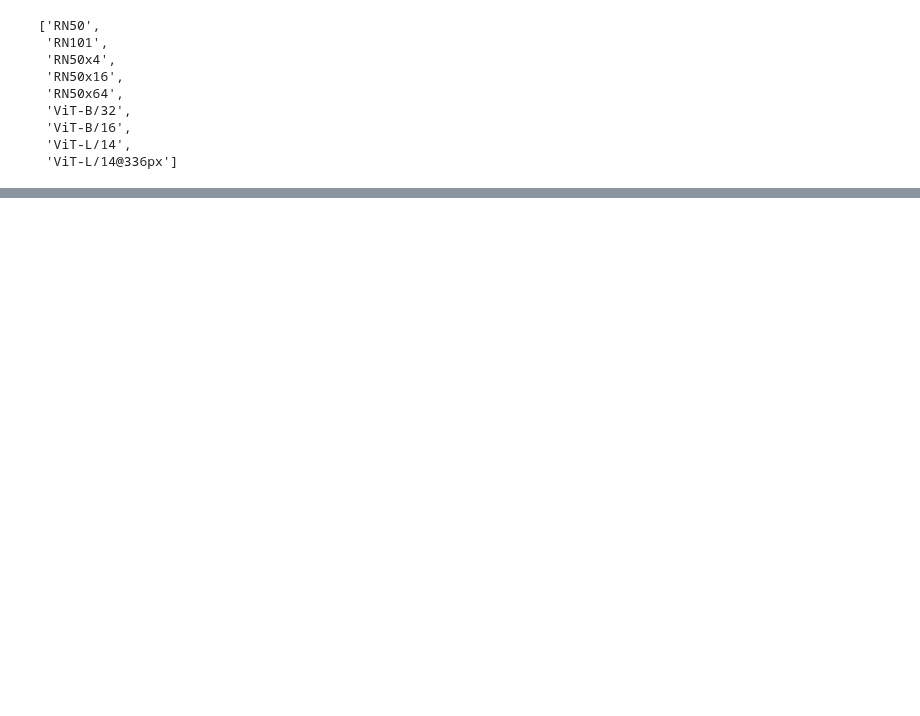
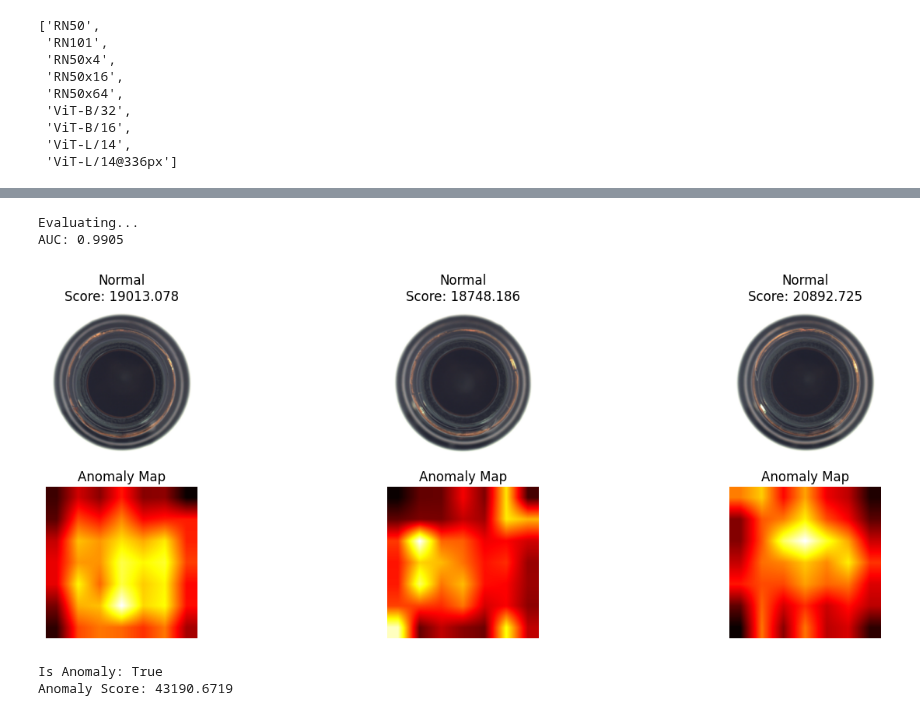
Before and after one commit to Abdulmathin-shaik/Kaggle, a Jupyter notebook: mvtec-ad-clip-faiss.ipynb, the cells around one changed output, grey strips where cells are left out. Cells and saved outputs as stored; diff of their text form; code cells hidden in the pictures; blank space fills up the shorter version.

```diff
--- a/mvtec-ad-clip-faiss.ipynb
+++ b/mvtec-ad-clip-faiss.ipynb
@@ -146,0 +501,6 @@ Top 10 likely defects:
+# %%
+# Configuration
+MVTEC_PATH = "/kaggle/input/mvtec-ad"  # Update this path
+CATEGORY = "bottle"  # Choose category: bottle, cable, capsule, etc.
+BATCH_SIZE = 8
+NUM_EPOCHS = 50
@@ -146,0 +514,10 @@ Top 10 likely defects:
+# %%
+# Create datasets
+train_dataset = MVTecDataset(MVTEC_PATH, CATEGORY, 'train', transform)
+test_dataset = MVTecDataset(MVTEC_PATH, CATEGORY, 'test', transform)
+
+train_loader = DataLoader(train_dataset, batch_size=BATCH_SIZE, shuffle=True)
+test_loader = DataLoader(test_dataset, batch_size=1, shuffle=False)
+
+# Create model
+model = FastFlowModel()
@@ -146,0 +526,4 @@ Top 10 likely defects:
+# %%
+# Train model
+print("Training FastFlow...")
+train_fastflow(model, train_loader, NUM_EPOCHS)
@@ -146,0 +537,45 @@ Top 10 likely defects:
+# %%
+# Evaluate on test set
+print("Evaluating...")
+model.eval()
+scores = []
+labels = []
+
+for image, label in test_loader:
+    score, anomaly_map = compute_anomaly_score(model, image.squeeze(0))
+    scores.append(score[0])
+    labels.append(label.item())
+
+# Compute AUC
+from sklearn.metrics import roc_auc_score
+auc = roc_auc_score(labels, scores)
+print(f"AUC: {auc:.4f}")
+
+# Visualize some results
+plt.figure(figsize=(15, 5))
+for i, (image, label) in enumerate(test_loader):
+    if i >= 3:  # Show first 3 test images
+        break
+
+    score, anomaly_map = compute_anomaly_score(model, image.squeeze(0))
+
+    # Original image
+    plt.subplot(2, 3, i+1)
+    img = image.squeeze(0).permute(1, 2, 0)
+    img = img * torch.tensor([0.229, 0.224, 0.225]) + torch.tensor([0.485, 0.456, 0.406])
+    plt.imshow(torch.clamp(img, 0, 1))
+    plt.title(f'{"Anomaly" if label.item() else "Normal"}\nScore: {score[0]:.3f}')
+    plt.axis('off')
+
+    # Anomaly map
+    plt.subplot(2, 3, i+4)
+    plt.imshow(anomaly_map, cmap='hot')
+    plt.title('Anomaly Map')
+    plt.axis('off')
+
+plt.tight_layout()
+plt.show()
+# %% [output]
+Evaluating...
+AUC: 0.9905
+[figure, added]
@@ -146,0 +646,13 @@ Top 10 likely defects:
+# %%
+from PIL import Image
+model = FastFlowModel()  # Your trained model
+# model.load_state_dict(torch.load('fastflow_model.pth'))  # Load weights
+
+# Run inference
+result = fastflow_inference(model, '/kaggle/input/mvtec-ad/bottle/test/contamination/005.png')
+
+print(f"Is Anomaly: {result['is_anomaly']}")
+print(f"Anomaly Score: {result['anomaly_score']:.4f}")
+# %% [output]
+Is Anomaly: True
+Anomaly Score: 43190.6719
```
Also changed, not shown: parts of 47 cells of this notebook.
